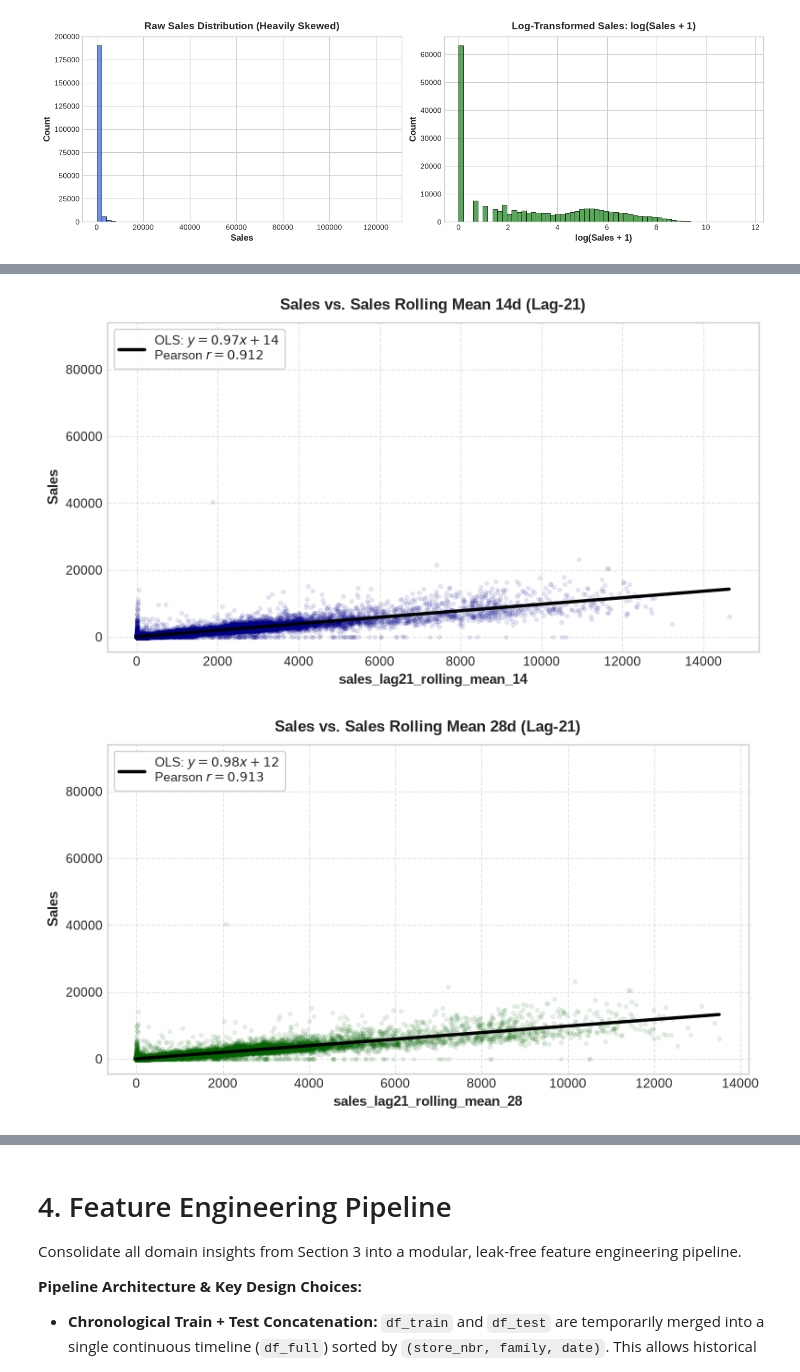
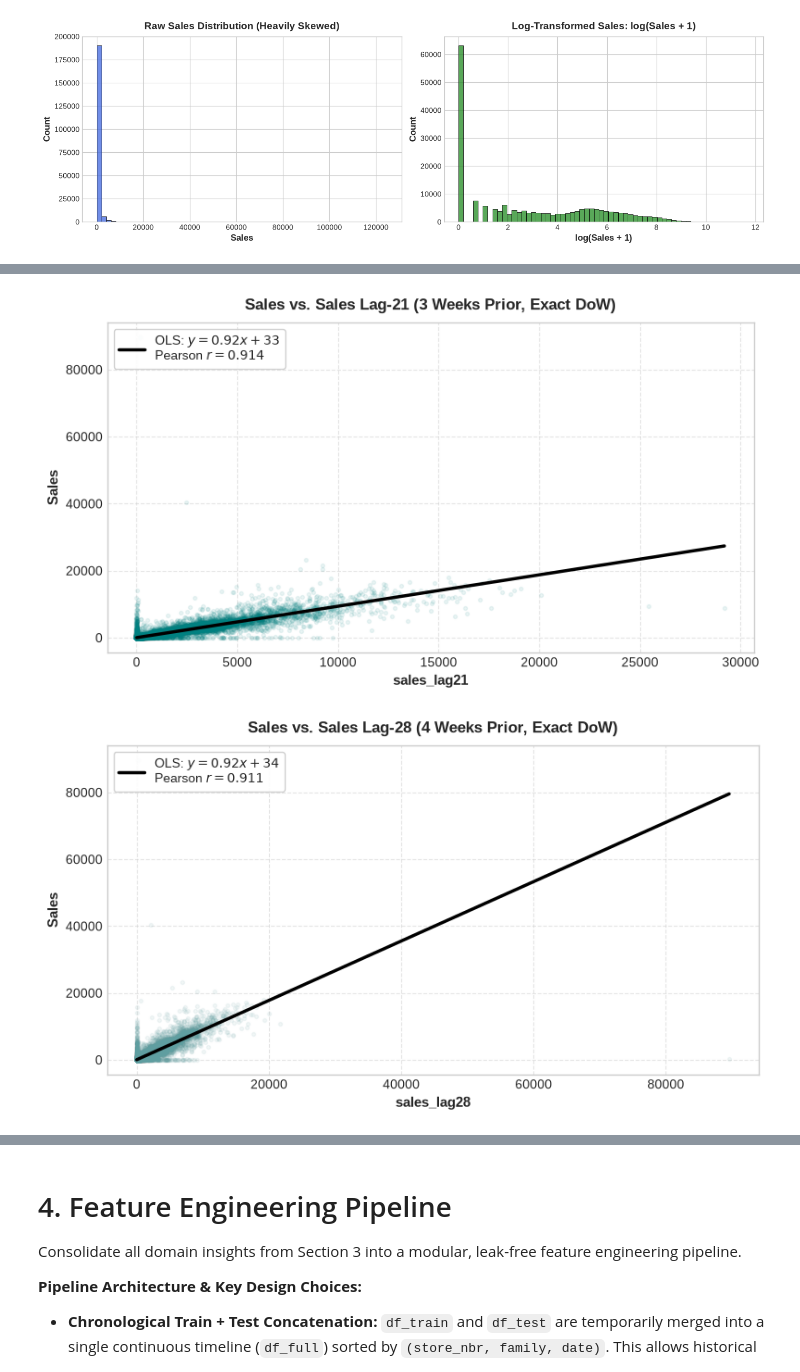
Before and after one commit to izisopou/store-sales-forecasting, a Jupyter notebook: notebooks/02_eda_fe.ipynb, the cells around one changed output, grey strips where cells are left out. Cells and saved outputs as stored; diff of their text form; code cells hidden in the pictures.

Commit message:
Enhance feature engineering with more sales/transaction lags and rolling stds based on Cross-Validation diagnostics

```diff
--- a/notebooks/02_eda_fe.ipynb
+++ b/notebooks/02_eda_fe.ipynb
@@ -1058,7 +1063,13 @@ df_sales = (
     df_train
     .sort_values(['store_nbr', 'family', 'date'])
     .assign(
+        sales_lag16 = lambda df: df.groupby(['store_nbr', 'family'])['sales'].shift(16),
         sales_lag21 = lambda df: df.groupby(['store_nbr', 'family'])['sales'].shift(21),
+        sales_lag28 = lambda df: df.groupby(['store_nbr', 'family'])['sales'].shift(28),
+        sales_lag35 = lambda df: df.groupby(['store_nbr', 'family'])['sales'].shift(35),
+
+        #Same-Day-of-Week 3-week average (3, 4, and 5 weeks ago)
+        sales_dow_mean_3w = lambda df: (df['sales_lag21'] + df['sales_lag28'] + df['sales_lag35'])/3.0,
 
         sales_lag21_rolling_mean_14 = lambda df: (
             df.groupby(['store_nbr', 'family'])['sales_lag21']
@@ -1069,25 +1080,32 @@ df_sales = (
             df.groupby(['store_nbr', 'family'])['sales_lag21']
             .transform(lambda s: s.rolling(window=28, min_periods=1).mean())
         ),
+
+        sales_lag21_rolling_std_14 = lambda df: (
+            df.groupby(['store_nbr', 'family'])['sales_lag21']
+            .transform(lambda s: s.rolling(window=14, min_periods=1).std())
+            .fillna(0.0)
+        ),
+
+        sales_lag21_rolling_std_28 = lambda df: (
+            df.groupby(['store_nbr', 'family'])['sales_lag21']
+            .transform(lambda s: s.rolling(window=28, min_periods=1).std())
+            .fillna(0.0)
+        ),
     )
     .query('date >= "2013-03-01"')
 )
 # %%
 features_sales_config = [
-    (
-        'sales_lag21',
-        'Sales Lag-21',
-        'teal'),
-    (
-        'sales_lag21_rolling_mean_14',
-        'Sales Rolling Mean 14d (Lag-21)',
-        'darkblue',
-    ),
-    (
-        'sales_lag21_rolling_mean_28',
-        'Sales Rolling Mean 28d (Lag-21)',
-        'darkgreen',
-    ),
+    ('sales_lag16',                 'Sales Lag-16 (Most Recent, Mismatched DoW)',   'slategray'),
+    ('sales_lag21',                 'Sales Lag-21 (3 Weeks Prior, Exact DoW)',      'teal'),
+    ('sales_lag28',                 'Sales Lag-28 (4 Weeks Prior, Exact DoW)',      'cadetblue'),
+    ('sales_lag35',                 'Sales Lag-35 (5 Weeks Prior, Exact DoW)',      'purple'),
+    ('sales_dow_mean_3w',           'Same-Day-of-Week 3-Week Mean (Lag 21/28/35)',  'crimson'),
+    ('sales_lag21_rolling_mean_14', 'Sales Rolling Mean 14d (Lag-21)',              'darkblue'),
+    ('sales_lag21_rolling_mean_28', 'Sales Rolling Mean 28d (Lag-21)',              'darkgreen'),
+    ('sales_lag21_rolling_std_14',  'Sales Rolling Volatility / Std 14d (Lag-21)',  'darkorange'),
+    ('sales_lag21_rolling_std_28',  'Sales Rolling Volatility / Std 28d (Lag-21)',  'sienna')
 ]
 
 df_sales_sample = df_sales.sample(n=100000, random_state=0)
@@ -1134,2 +1152,2 @@ for col, title, color in features_sales_config:
-[figure, old version]
+[figure, new version]
-[figure, old version]
+[figure, new version]
```
Also changed, not shown: parts of 10 cells of this notebook.
